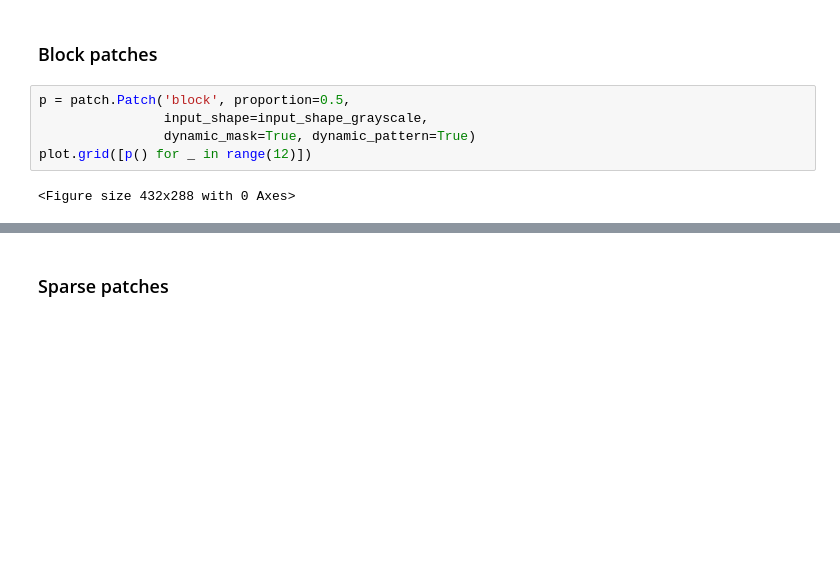
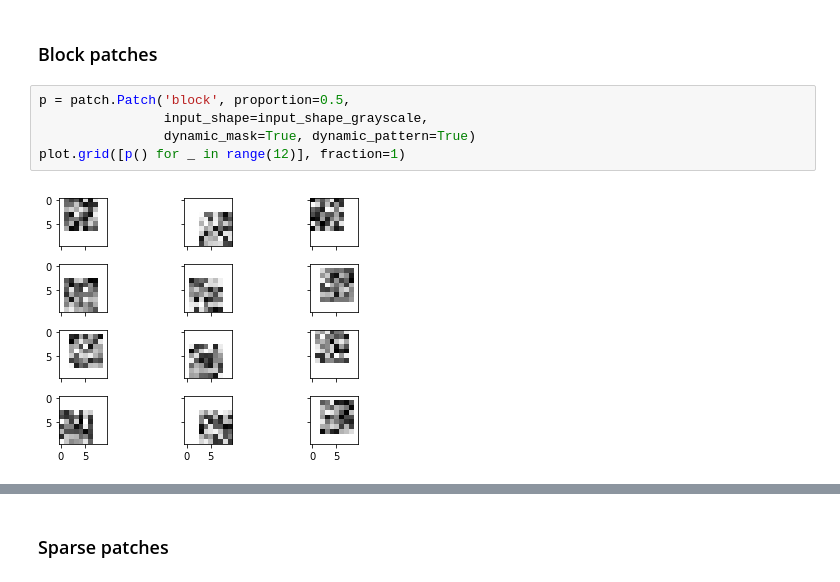
Before and after one commit to edublancas/trojan-defender, a Jupyter notebook: experiments/making-patches.ipynb, the cells around one changed output, grey strips where cells are left out. Cells and saved outputs as stored; diff of their text form; blank space fills up the shorter version.

Commit message:
simplified plot code

```diff
--- a/experiments/making-patches.ipynb
+++ b/experiments/making-patches.ipynb
@@ -49,10 +49,10 @@ plot.grid([maker() for _ in range(12)])
 # %%
 p = patch.Patch('block', proportion=0.5,
                 input_shape=input_shape_grayscale,
                 dynamic_mask=True, dynamic_pattern=True)
-plot.grid([p() for _ in range(12)])
+plot.grid([p() for _ in range(12)], fraction=1)
 # %% [output]
-<Figure size 432x288 with 0 Axes>
+[figure, added]
 # %%
 p = patch.Patch('block', proportion=0.5,
                 input_shape=input_shape_rgb,
```
Also changed, not shown: parts of 9 cells of this notebook, 2 other files.
